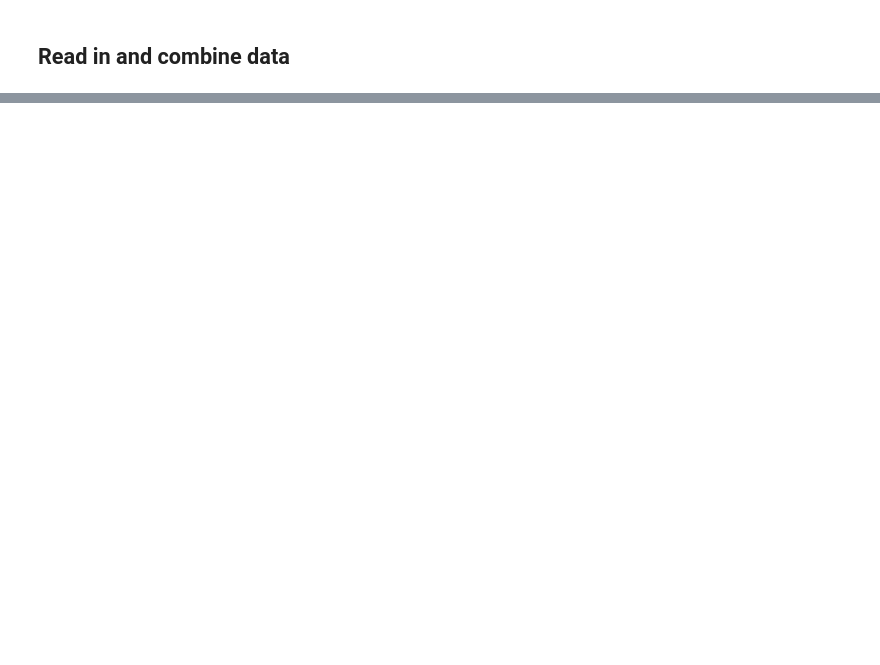
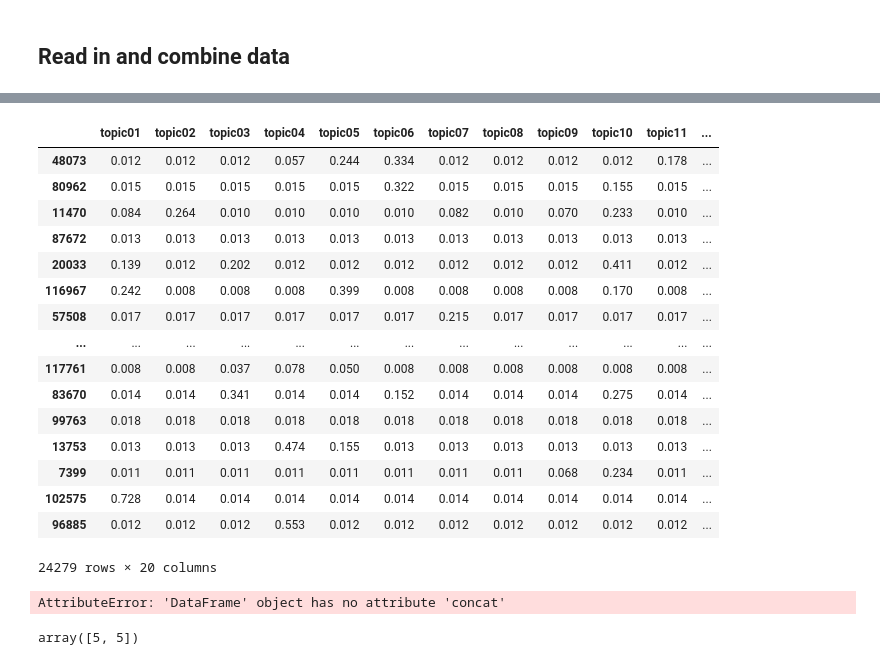
Before and after one commit to jlehnersd/kardashians, a Jupyter notebook: get_data.ipynb, the cells around one changed output, grey strips where cells are left out. Saved outputs shown, nothing was run; the diff lists cells and outputs as text; code cells hidden in the pictures; blank space fills up the shorter version.

```diff
--- a/get_data.ipynb
+++ b/get_data.ipynb
@@ -38,0 +287,3 @@ kardashians = pd.concat([caitlyn, kendall, kylie, kim, kourtney, khloe, kris, ro
+# %%
+lda_kardash = pd.concat([kardashians, topics_df], axis=1)
+lda_kardash.head(2)
@@ -38,0 +311,8 @@ kardashians = pd.concat([caitlyn, kendall, kylie, kim, kourtney, khloe, kris, ro
+# %%
+# Train-test split
+lda_kardash.username[lda_kardash.username == 'krisjenner'] = 1
+lda_kardash.username[lda_kardash.username == 'kyliejenner'] = 2
+lda_kardash.username[lda_kardash.username == 'kendalljenner'] = 3
+lda_kardash.username[lda_kardash.username == 'kimkardashian'] = 4
+lda_kardash.username[lda_kardash.username == 'khloekardashian'] = 5
+lda_kardash.username[lda_kardash.username == 'kourtneykardash'] = 6
@@ -38,0 +337,3 @@ kardashians = pd.concat([caitlyn, kendall, kylie, kim, kourtney, khloe, kris, ro
+# %%
+y = lda_kardash.username
+X = lda_kardash.iloc[:, 4:]
@@ -38,0 +344,4 @@ kardashians = pd.concat([caitlyn, kendall, kylie, kim, kourtney, khloe, kris, ro
+# %%
+X_train, X_test, y_train, y_test = train_test_split(X, y, test_size=0.2, random_state=42, stratify=y)
+y_train = y_train.astype('int')
+y_test  = y_test.astype('int')
@@ -38,0 +416,25 @@ kardashians = pd.concat([caitlyn, kendall, kylie, kim, kourtney, khloe, kris, ro
+# %%
+X_test
+# %% [output]
+|  | topic01 | topic02 | topic03 | topic04 | topic05 | topic06 | topic07 | topic08 | topic09 | topic10 | topic11 | ... |
+| 48073 | 0.012 | 0.012 | 0.012 | 0.057 | 0.244 | 0.334 | 0.012 | 0.012 | 0.012 | 0.012 | 0.178 | ... |
+| 80962 | 0.015 | 0.015 | 0.015 | 0.015 | 0.015 | 0.322 | 0.015 | 0.015 | 0.015 | 0.155 | 0.015 | ... |
+| 11470 | 0.084 | 0.264 | 0.010 | 0.010 | 0.010 | 0.010 | 0.082 | 0.010 | 0.070 | 0.233 | 0.010 | ... |
+| 87672 | 0.013 | 0.013 | 0.013 | 0.013 | 0.013 | 0.013 | 0.013 | 0.013 | 0.013 | 0.013 | 0.013 | ... |
+| 20033 | 0.139 | 0.012 | 0.202 | 0.012 | 0.012 | 0.012 | 0.012 | 0.012 | 0.012 | 0.411 | 0.012 | ... |
+| 116967 | 0.242 | 0.008 | 0.008 | 0.008 | 0.399 | 0.008 | 0.008 | 0.008 | 0.008 | 0.170 | 0.008 | ... |
+| 57508 | 0.017 | 0.017 | 0.017 | 0.017 | 0.017 | 0.017 | 0.215 | 0.017 | 0.017 | 0.017 | 0.017 | ... |
+| ... | ... | ... | ... | ... | ... | ... | ... | ... | ... | ... | ... | ... |
+| 117761 | 0.008 | 0.008 | 0.037 | 0.078 | 0.050 | 0.008 | 0.008 | 0.008 | 0.008 | 0.008 | 0.008 | ... |
+| 83670 | 0.014 | 0.014 | 0.341 | 0.014 | 0.014 | 0.152 | 0.014 | 0.014 | 0.014 | 0.275 | 0.014 | ... |
+| 99763 | 0.018 | 0.018 | 0.018 | 0.018 | 0.018 | 0.018 | 0.018 | 0.018 | 0.018 | 0.018 | 0.018 | ... |
+| 13753 | 0.013 | 0.013 | 0.013 | 0.474 | 0.155 | 0.013 | 0.013 | 0.013 | 0.013 | 0.013 | 0.013 | ... |
+| 7399 | 0.011 | 0.011 | 0.011 | 0.011 | 0.011 | 0.011 | 0.011 | 0.011 | 0.068 | 0.234 | 0.011 | ... |
+| 102575 | 0.728 | 0.014 | 0.014 | 0.014 | 0.014 | 0.014 | 0.014 | 0.014 | 0.014 | 0.014 | 0.014 | ... |
+| 96885 | 0.012 | 0.012 | 0.012 | 0.553 | 0.012 | 0.012 | 0.012 | 0.012 | 0.012 | 0.012 | 0.012 | ... |
+24279 rows × 20 columns
+# %%
+X_test.concat(atwood_trump)
+X_test.tail()
+# %% [output]
+AttributeError: 'DataFrame' object has no attribute 'concat'
@@ -38,0 +449,5 @@ kardashians = pd.concat([caitlyn, kendall, kylie, kim, kourtney, khloe, kris, ro
+# %%
+at_tr_predict = rfm.predict(atwood_trump)
+at_tr_predict
+# %% [output]
+array([5, 5])
```
Also changed, not shown: parts of 60 cells of this notebook, 1 other file.
